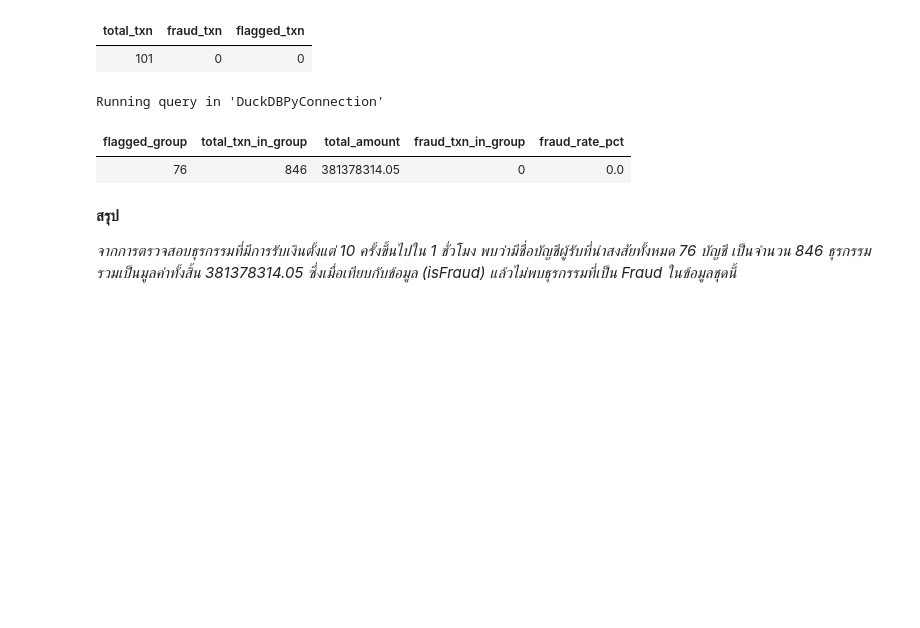
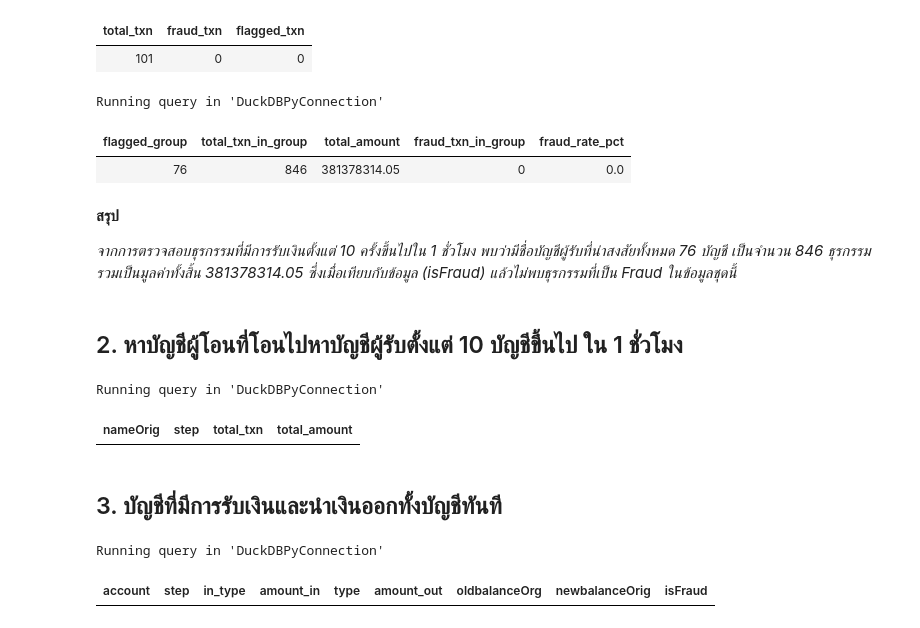
Before and after one commit to k-workproject/kittima-data-portfolio, a Jupyter notebook: sql-project/Synthetic_Financial_Datasets_For_Fraud_Detection.ipynb, the cells around one changed output. Saved outputs shown, nothing was run; the diff lists cells and outputs as text; code cells hidden in the pictures; blank space fills up the shorter version.

```diff
--- a/sql-project/Synthetic_Financial_Datasets_For_Fraud_Detection.ipynb
+++ b/sql-project/Synthetic_Financial_Datasets_For_Fraud_Detection.ipynb
@@ -161,3 +161,46 @@ Running query in 'DuckDBPyConnection'
 **สรุป**
 
 *จากการตรวจสอบธุรกรรมที่มีการรับเงินตั้งแต่ 10 ครั้งขึ้นไปใน 1 ชั่วโมง พบว่ามีชื่อบัญชีผู้รับที่น่าสงสัยทั้งหมด 76 บัญชี เป็นจำนวน 846 ธุรกรรม รวมเป็นมูลค่าทั้งสิ้น 	381378314.05 ซึ่งเมื่อเทียบกับข้อมูล (isFraud) แล้วไม่พบธุรกรรมที่เป็น Fraud ในข้อมูลชุดนี้*
+# %% [markdown]
+## 2. หาบัญชีผู้โอนที่โอนไปหาบัญชีผู้รับตั้งแต่ 10 บัญชีขึ้นไป ใน 1 ชั่วโมง
+# %%
+%%sql
+SELECT
+  nameOrig,
+  step,
+  COUNT(*) AS total_txn,
+  SUM(amount) AS total_amount
+FROM data
+WHERE type IN ('TRANSFER', 'CASH_OUT')
+GROUP BY nameOrig, step
+HAVING COUNT(*) >= 10;
+# %% [output]
+Running query in 'DuckDBPyConnection'
+| nameOrig | step | total_txn | total_amount |
+# %% [markdown]
+## 3. บัญชีที่มีการรับเงินและนำเงินออกทั้งบัญชีทันที
+# %%
+%%sql
+SELECT
+  r.nameDest AS account,
+  r.step,
+  r.type AS in_type,
+  r.amount AS amount_in,
+  o.type,
+  o.amount AS amount_out,
+  o.oldbalanceOrg,
+  o.newbalanceOrig,
+  o.isFraud
+FROM data AS r
+JOIN data AS o
+ON r.nameDest = o.nameOrig
+  AND r.step = o.step
+WHERE r.type IN ('TRANSFER', 'CASH_OUT')
+  AND o.type IN ('TRANSFER', 'CASH_OUT')
+  AND o.newbalanceOrig = 0
+  AND o.amount = o.oldbalanceOrg
+  AND o.oldbalanceOrg > 0
+LIMIT 20;
+# %% [output]
+Running query in 'DuckDBPyConnection'
+| account | step | in_type | amount_in | type | amount_out | oldbalanceOrg | newbalanceOrig | isFraud |
```
Also changed, not shown: parts of 8 cells of this notebook.
